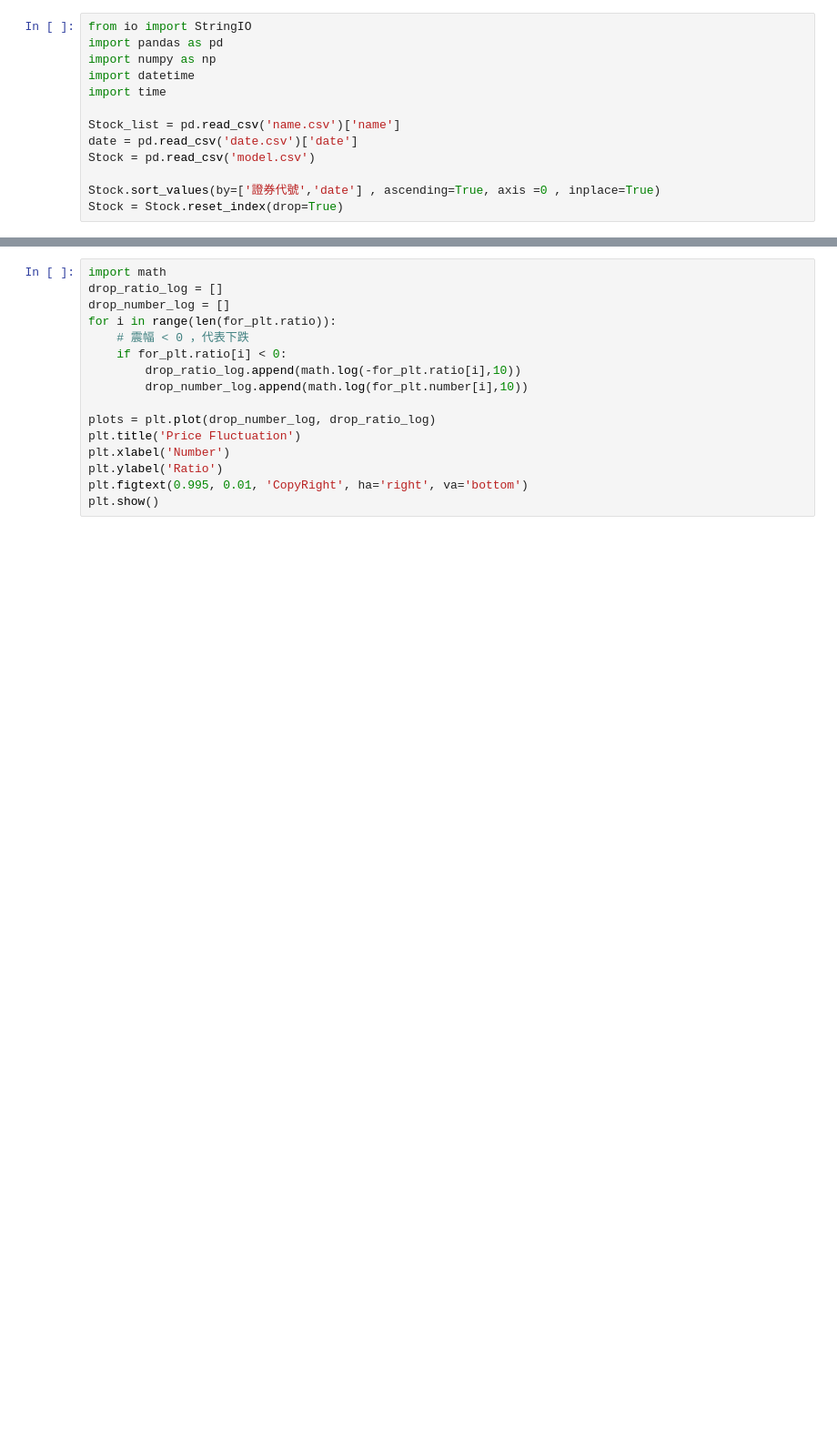
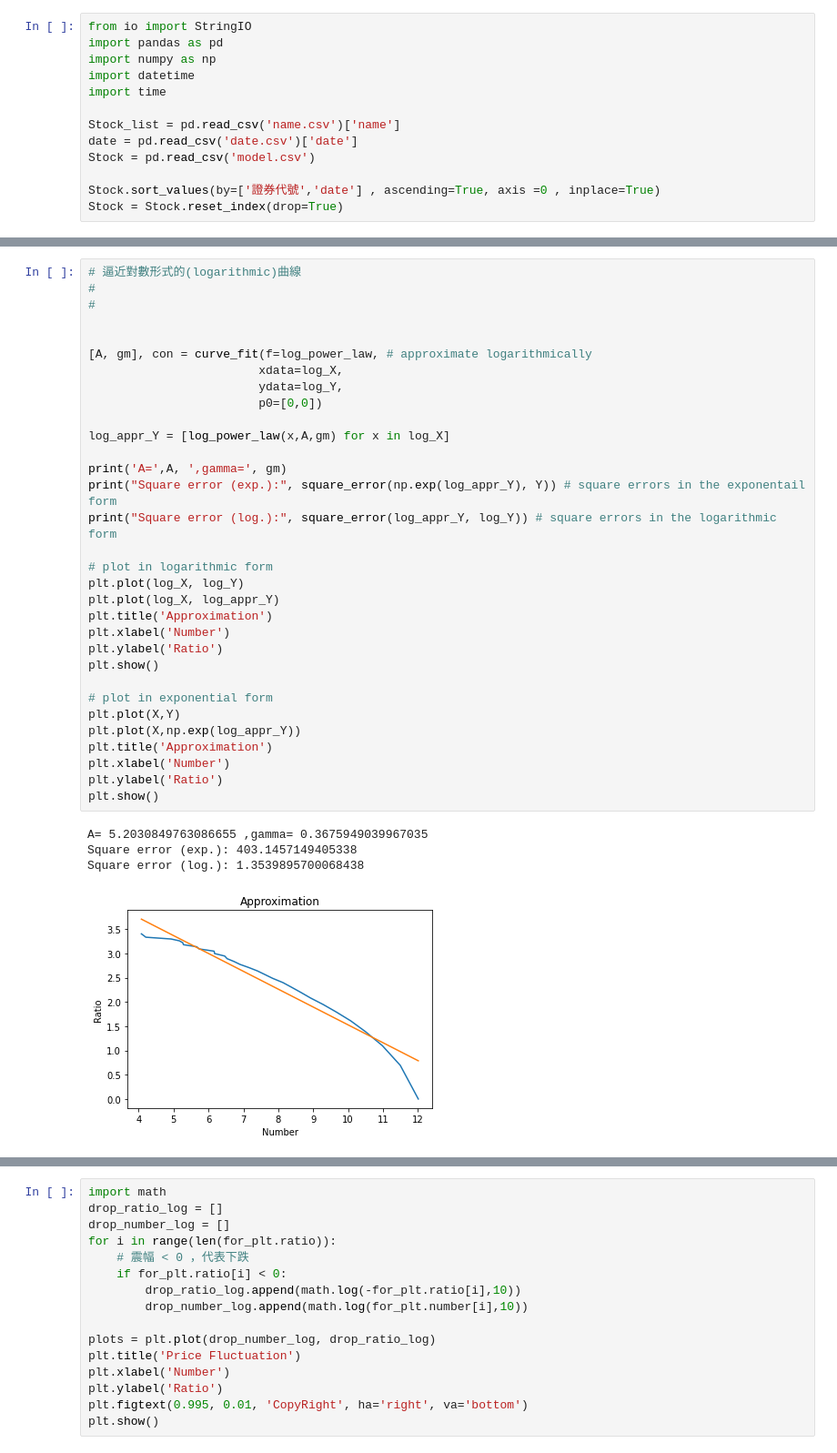
Before and after one commit to knjo/Graph_mining, a Jupyter notebook: HW1/power law.ipynb, the cells around one changed output, grey strips where cells are left out. Shown at 91% size. Saved outputs shown, nothing was run; the diff lists cells and outputs as text; blank space fills up the shorter version.

```diff
--- a/HW1/power law.ipynb
+++ b/HW1/power law.ipynb
@@ -62,0 +142,37 @@ plt.show()
+# %%
+# 逼近對數形式的(logarithmic)曲線
+#
+#
+
+
+[A, gm], con = curve_fit(f=log_power_law, # approximate logarithmically
+                        xdata=log_X,
+                        ydata=log_Y,
+                        p0=[0,0])
+
+log_appr_Y = [log_power_law(x,A,gm) for x in log_X]
+
+print('A=',A, ',gamma=', gm)
+print("Square error (exp.):", square_error(np.exp(log_appr_Y), Y)) # square errors in the exponentail form
+print("Square error (log.):", square_error(log_appr_Y, log_Y)) # square errors in the logarithmic form
+
+# plot in logarithmic form
+plt.plot(log_X, log_Y)
+plt.plot(log_X, log_appr_Y)
+plt.title('Approximation')
+plt.xlabel('Number')
+plt.ylabel('Ratio')
+plt.show()
+
+# plot in exponential form
+plt.plot(X,Y)
+plt.plot(X,np.exp(log_appr_Y))
+plt.title('Approximation')
+plt.xlabel('Number')
+plt.ylabel('Ratio')
+plt.show()
+# %% [output]
+A= 5.2030849763086655 ,gamma= 0.3675949039967035
+Square error (exp.): 403.1457149405338
+Square error (log.): 1.3539895700068438
+[figure, added]
```
Also changed, not shown: parts of 15 cells of this notebook.
